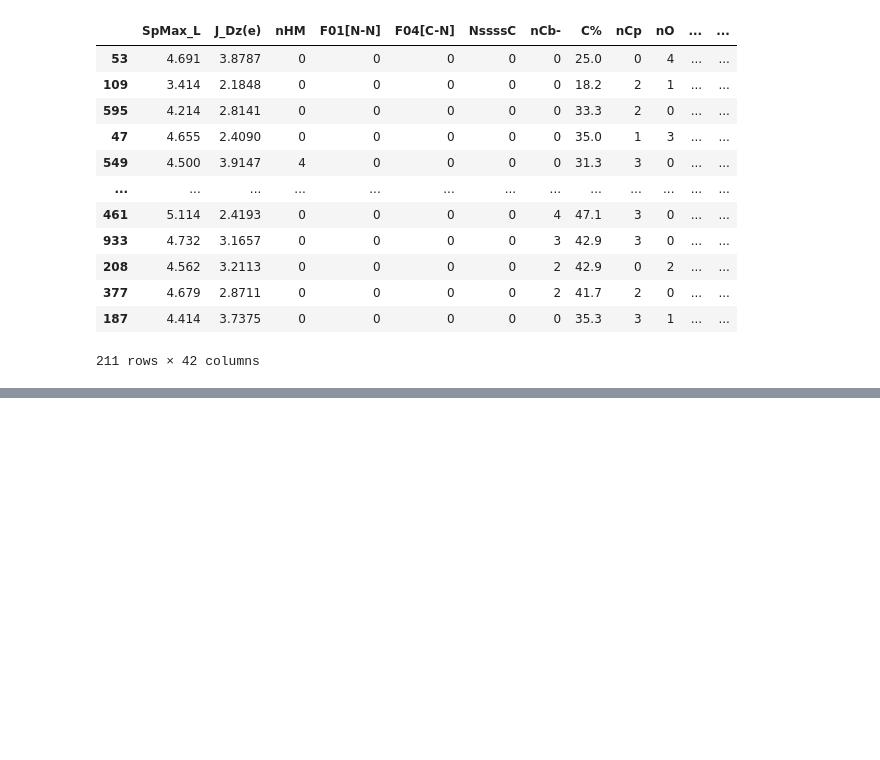
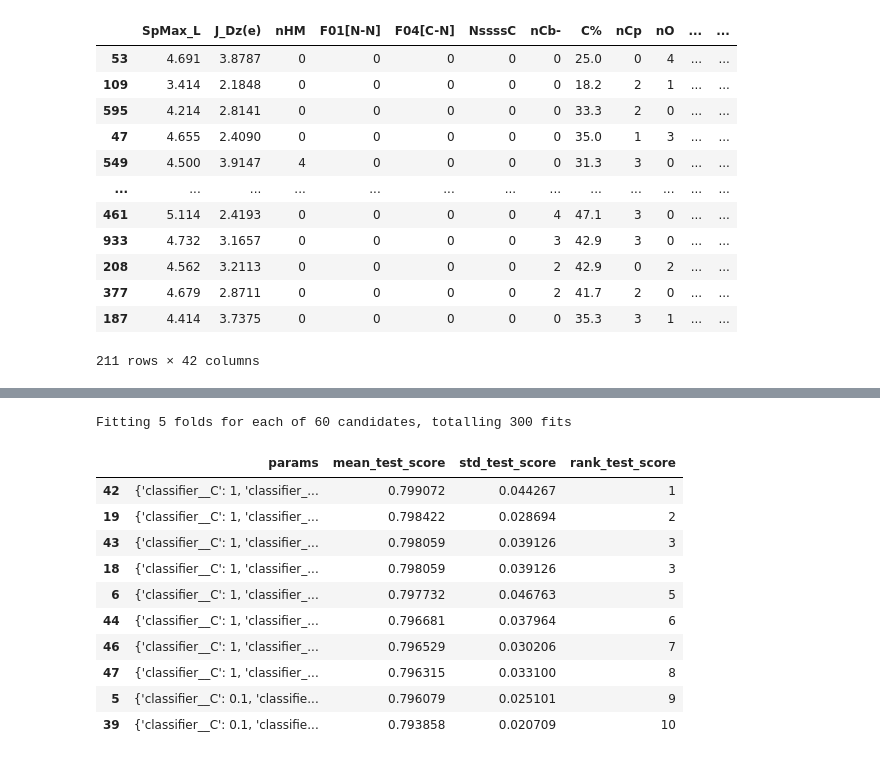
Before and after one commit to MadhurBhaiya-BITS/qsar-biodegradation-classifier, a Jupyter notebook: qsar_classifier.ipynb, the cells around one changed output, grey strips where cells are left out. Cells and saved outputs as stored; diff of their text form; code cells hidden in the pictures; blank space fills up the shorter version.

Commit message:
Implement logistic regression using GridSearchCV (5-fold Cross validation; trying L1, L2, ElasticNet with C varying from 0.001 to 100; class weight: None or balanced); total 60 combinations; 300 fits

```diff
--- a/qsar_classifier.ipynb
+++ b/qsar_classifier.ipynb
@@ -340,0 +389,80 @@ Test Data:
+# %%
+# Make pipeline for logistic regression
+logistic_reg_pipe = Pipeline(
+    steps=[
+        ("scaler", StandardScaler()),
+        ("classifier", LogisticRegression(max_iter=5000)), # Keeping max iterations high because saga solver learns slowly
+    ]
+)
+
+# Defining parameter grid so that GridSearchCV can find the best parameter combination
+# We will try L1, L2 and Elastic net regularization. Since each support different set of parameters / solvers,
+# we will use 3 different Grids (dict) for them
+# For regularization strength (C), we will try from 0.001 to 100 (log scale).
+# Low value of C means high regularization => simpler and generalized model.
+# Since target classes are imbalanced, we will try class_weight = None and "balanced"
+param_grid = [
+    {   # Grid 1: L2 with lbfgs
+        # Total 1 * 1 * 6 * 2 = 12 combinations
+        "classifier__l1_ratio": [0], # l1_ratio = 0 means L2
+        "classifier__solver": ["lbfgs"],
+        "classifier__C": [0.001, 0.01, 0.1, 1, 10, 100],
+        "classifier__class_weight": [None, "balanced"],
+    },
+    {   # Grid 2: L1 with liblinear
+        # Total 1 * 1 * 6 * 2 = 12 combinations
+        "classifier__l1_ratio": [1], # l1_ratio = 1 means L1
+        "classifier__solver": ["liblinear"],
+        "classifier__C": [0.001, 0.01, 0.1, 1, 10, 100],
+        "classifier__class_weight": [None, "balanced"],
+    },
+    {   # Grid 3: ElasticNet with saga (the only solver that supports it)
+        # Total 1 * 1 * 3 * 6 * 2 = 36 combinations
+        "classifier__l1_ratio": [0.2, 0.5, 0.8], # Elastic Net Ratio (r)
+        "classifier__solver": ["saga"],
+        "classifier__C": [0.001, 0.01, 0.1, 1, 10, 100],
+        "classifier__class_weight": [None, "balanced"],
+    },
+]
+
+# Total combinations = 12 + 12 + 36 = 60 combinations
+# Since we are doing 5-fold CV => 60 * 5 = 300 fits
+
+# Setup the Grid Search (brute force approach)
+grid_search = GridSearchCV(
+    estimator=logistic_reg_pipe,   # the pipeline (scaler + model)
+    param_grid=param_grid,
+    cv=cv_strat,                   # reused StratifiedKFold
+    scoring=SCORING_MEASURE,       # "f1"
+    n_jobs=-1,                     # -1 means use all CPU cores
+    refit=True,                    # need to retrain best model on full training data (once found)
+    verbose=1,                     # print progress
+)
+
+# Perform grid search with 5-fold CV on training data
+grid_search.fit(X_train, y_train)
+
+# Display the top 10 hyperparameter combinations
+results = pd.DataFrame(grid_search.cv_results_)
+display(
+    results[["params", "mean_test_score", "std_test_score", "rank_test_score"]]
+    .sort_values("rank_test_score")
+    .head(10)
+)
+
+# Printing the best params and best score
+print("Best parameters:", grid_search.best_params_)
+print("Best CV F1 score:", round(grid_search.best_score_, 4))
+# %% [output]
+Fitting 5 folds for each of 60 candidates, totalling 300 fits
+|  | params | mean_test_score | std_test_score | rank_test_score |
+| 42 | {'classifier__C': 1, 'classifier_... | 0.799072 | 0.044267 | 1 |
+| 19 | {'classifier__C': 1, 'classifier_... | 0.798422 | 0.028694 | 2 |
+| 43 | {'classifier__C': 1, 'classifier_... | 0.798059 | 0.039126 | 3 |
+| 18 | {'classifier__C': 1, 'classifier_... | 0.798059 | 0.039126 | 3 |
+| 6 | {'classifier__C': 1, 'classifier_... | 0.797732 | 0.046763 | 5 |
+| 44 | {'classifier__C': 1, 'classifier_... | 0.796681 | 0.037964 | 6 |
+| 46 | {'classifier__C': 1, 'classifier_... | 0.796529 | 0.030206 | 7 |
+| 47 | {'classifier__C': 1, 'classifier_... | 0.796315 | 0.033100 | 8 |
+| 5 | {'classifier__C': 0.1, 'classifie... | 0.796079 | 0.025101 | 9 |
+| 39 | {'classifier__C': 0.1, 'classifie... | 0.793858 | 0.020709 | 10 |
```
Also changed, not shown: parts of 5 cells of this notebook.
